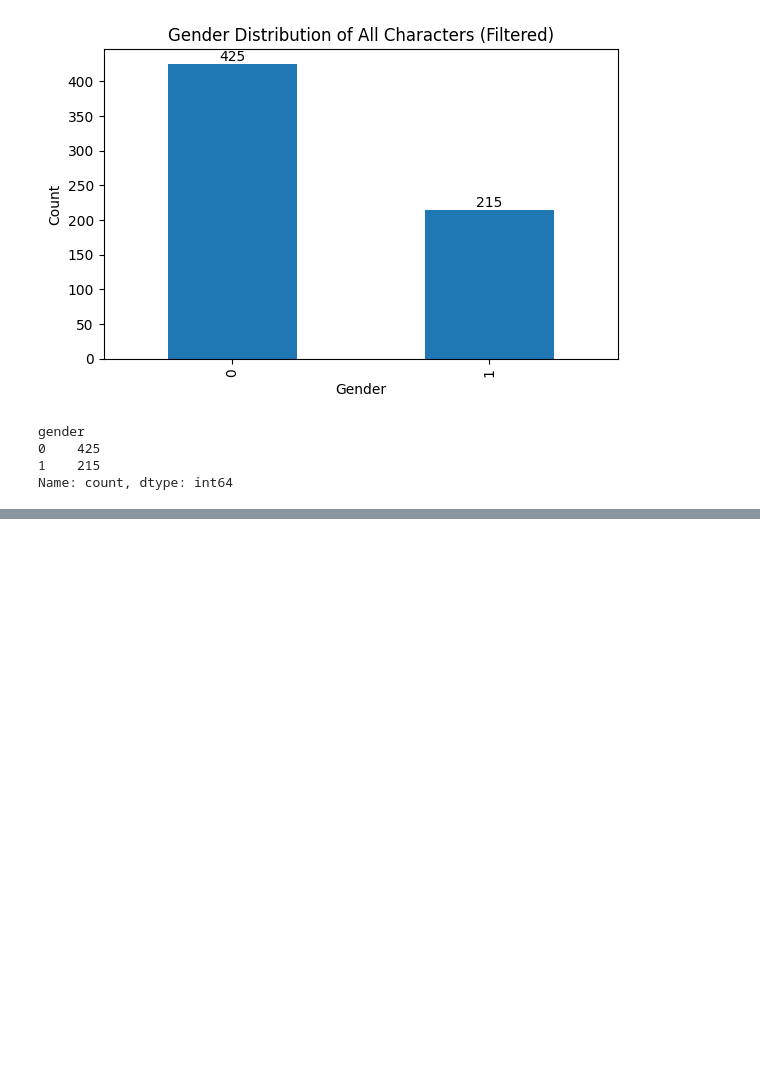
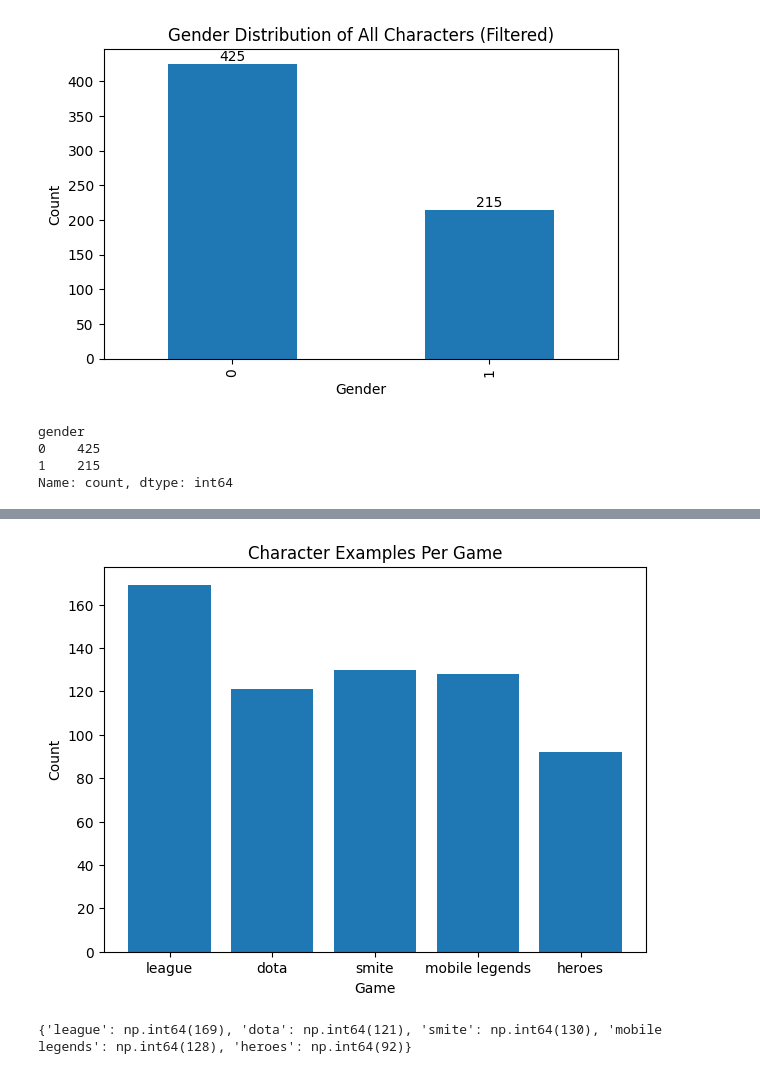
Before and after one commit to HarshDesai21/CSC-371-A_Final-Project, a Jupyter notebook: MOBA_preprocess.ipynb, the cells around one changed output, grey strips where cells are left out. Drawn from its saved outputs; the diff is of its cells as text; code cells hidden in the pictures; blank space fills up the shorter version.

```diff
--- a/MOBA_preprocess.ipynb
+++ b/MOBA_preprocess.ipynb
@@ -226,2 +243,19 @@ movespeed     335.816568  300.413223  367.238462      251.281250     4.847698
+# %%
+# game distribution
+
+games = ["league", "dota", "smite", "mobile legends", "heroes"]
+game_counts = {g: filtered_df[g].sum() for g in games}
+
+plt.figure(figsize=(7,5))
+plt.bar(game_counts.keys(), game_counts.values())
+plt.title("Character Examples Per Game")
+plt.xlabel("Game")
+plt.ylabel("Count")
+plt.show()
+
+print(game_counts)
+# %% [output]
+[figure, added]
+{'league': np.int64(169), 'dota': np.int64(121), 'smite': np.int64(130), 'mobile legends': np.int64(128), 'heroes': np.int64(92)}
 # %%
 filtered_df.to_csv("MOBA_df.csv")
```
Also changed, not shown: parts of 1 cell of this notebook.
